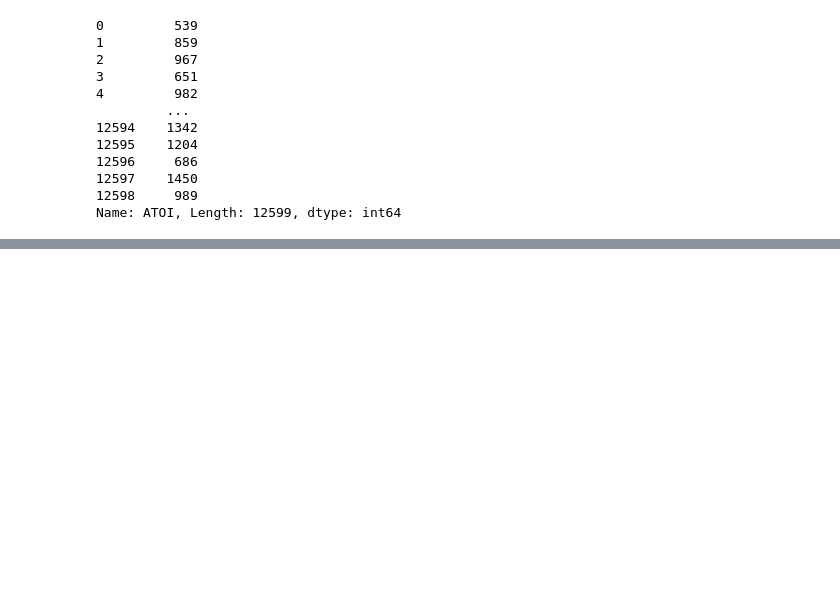
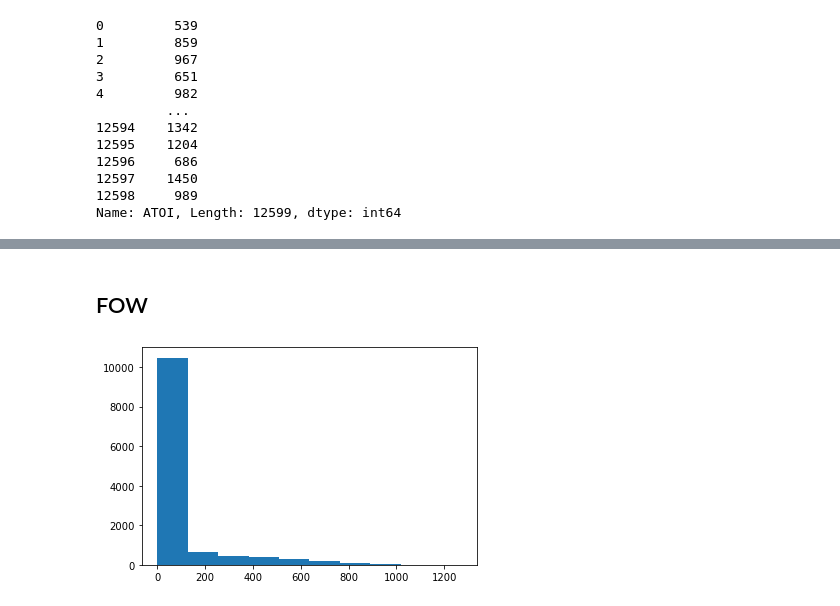
Before and after one commit to lukekerwin/DS-320_Project, a Jupyter notebook: Player Data/PlayerData_Cleaning.ipynb, the cells around one changed output, grey strips where cells are left out. Drawn from its saved outputs; the diff is of its cells as text; code cells hidden in the pictures; blank space fills up the shorter version.

```diff
--- a/Player Data/PlayerData_Cleaning.ipynb
+++ b/Player Data/PlayerData_Cleaning.ipynb
@@ -891,0 +941,7 @@ Name: ATOI, Length: 12599, dtype: int64
+# %% [markdown]
+## FOW
+# %%
+plt.hist(PlayerStats['FOW'])
+plt.show()
+# %% [output]
+[figure, added]
```
Also changed, not shown: parts of 20 cells of this notebook, 1 other file.
